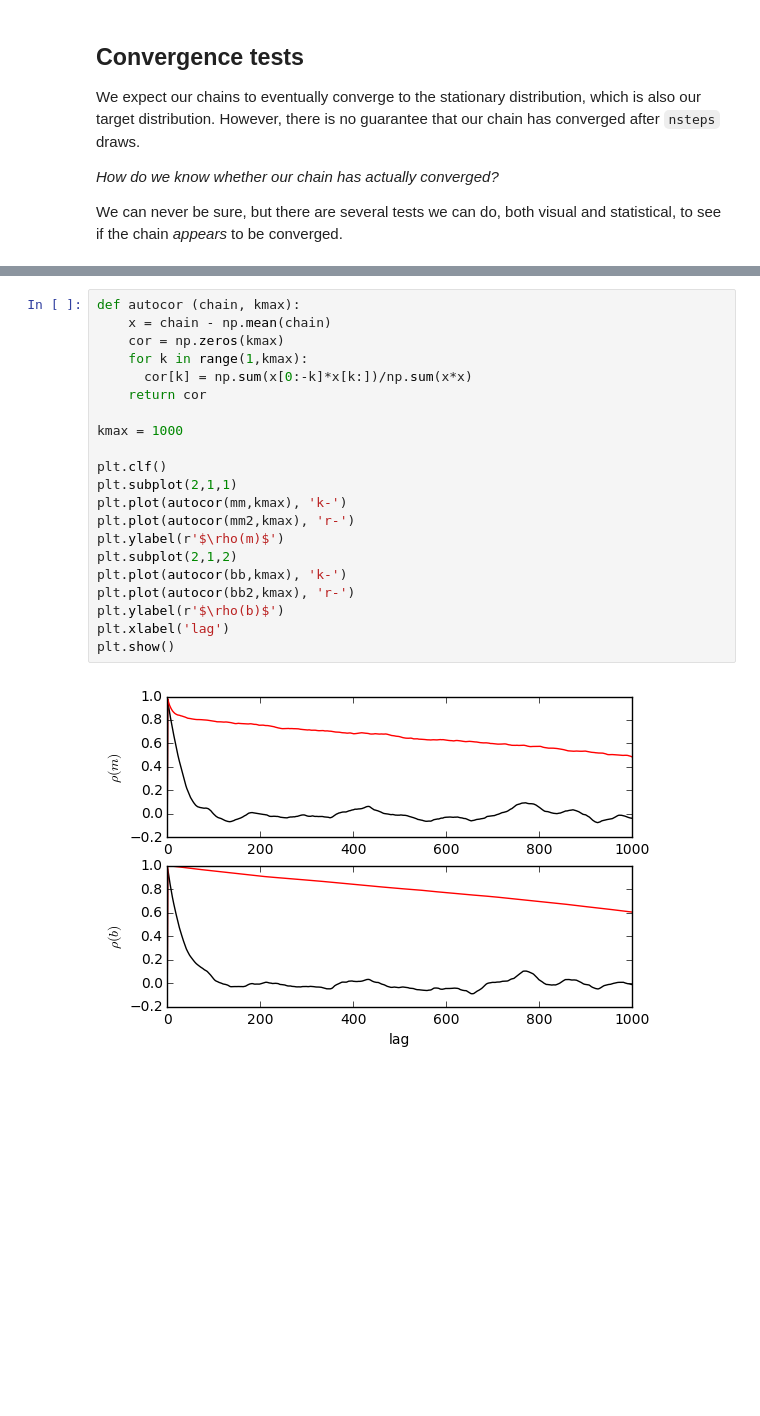
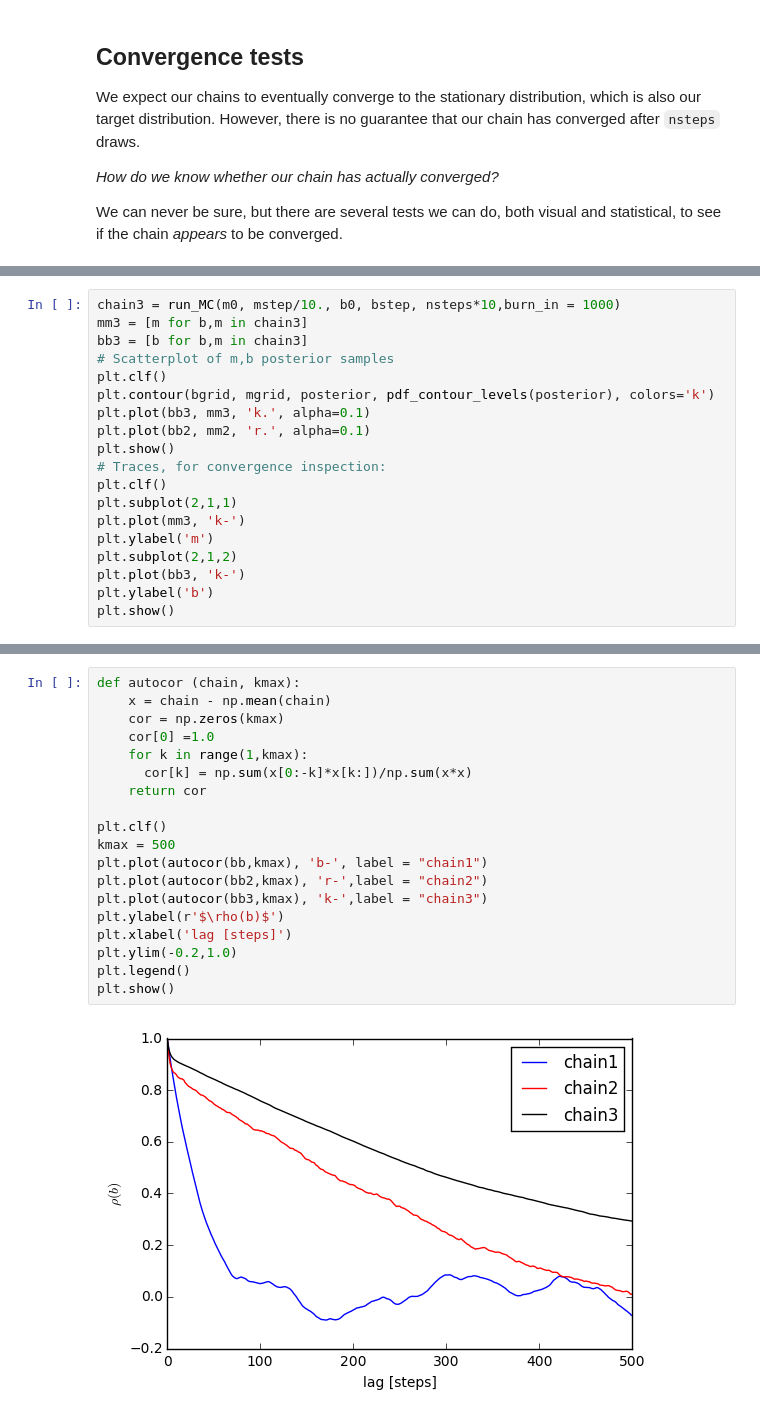
Before and after one commit to KIPAC/StatisticalMethods, a Jupyter notebook: lessons/3.PDFCharacterization.ipynb, the cells around one changed output, grey strips where cells are left out. Cells and saved outputs as stored; diff of their text form; blank space fills up the shorter version.

```diff
--- a/lessons/3.PDFCharacterization.ipynb
+++ b/lessons/3.PDFCharacterization.ipynb
@@ -326,0 +313,19 @@ Acceptance fraction: 0.0794
+# %%
+chain3 = run_MC(m0, mstep/10., b0, bstep, nsteps*10,burn_in = 1000)
+mm3 = [m for b,m in chain3]
+bb3 = [b for b,m in chain3]
+# Scatterplot of m,b posterior samples
+plt.clf()
+plt.contour(bgrid, mgrid, posterior, pdf_contour_levels(posterior), colors='k')
+plt.plot(bb3, mm3, 'k.', alpha=0.1)
+plt.plot(bb2, mm2, 'r.', alpha=0.1)
+plt.show()
+# Traces, for convergence inspection:
+plt.clf()
+plt.subplot(2,1,1)
+plt.plot(mm3, 'k-')
+plt.ylabel('m')
+plt.subplot(2,1,2)
+plt.plot(bb3, 'k-')
+plt.ylabel('b')
+plt.show()
@@ -336,23 +346,21 @@ One expects the $k$th lag autocorrelation to decrease as $k$ increases. If $\rho
 # %%
 def autocor (chain, kmax):
     x = chain - np.mean(chain)
     cor = np.zeros(kmax)
+    cor[0] =1.0
     for k in range(1,kmax):
       cor[k] = np.sum(x[0:-k]*x[k:])/np.sum(x*x)
     return cor
 
-kmax = 1000
-
 plt.clf()
-plt.subplot(2,1,1)
-plt.plot(autocor(mm,kmax), 'k-')
-plt.plot(autocor(mm2,kmax), 'r-')
-plt.ylabel(r'$\rho(m)$')
-plt.subplot(2,1,2)
-plt.plot(autocor(bb,kmax), 'k-')
-plt.plot(autocor(bb2,kmax), 'r-')
+kmax = 500
+plt.plot(autocor(bb,kmax), 'b-', label = "chain1")
+plt.plot(autocor(bb2,kmax), 'r-',label = "chain2")
+plt.plot(autocor(bb3,kmax), 'k-',label = "chain3")
 plt.ylabel(r'$\rho(b)$')
-plt.xlabel('lag')
+plt.xlabel('lag [steps]')
+plt.ylim(-0.2,1.0)
+plt.legend()
 plt.show()
 # %% [output]
-[figure, old version]
+[figure, new version]
```
Also changed, not shown: parts of 19 cells of this notebook.
